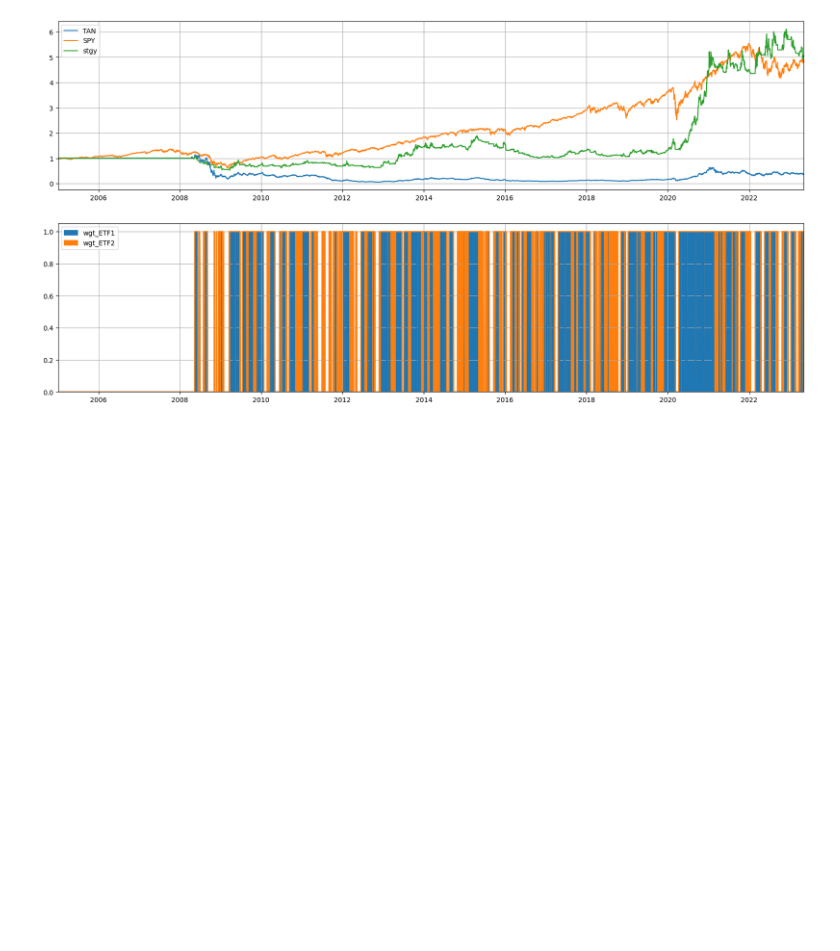
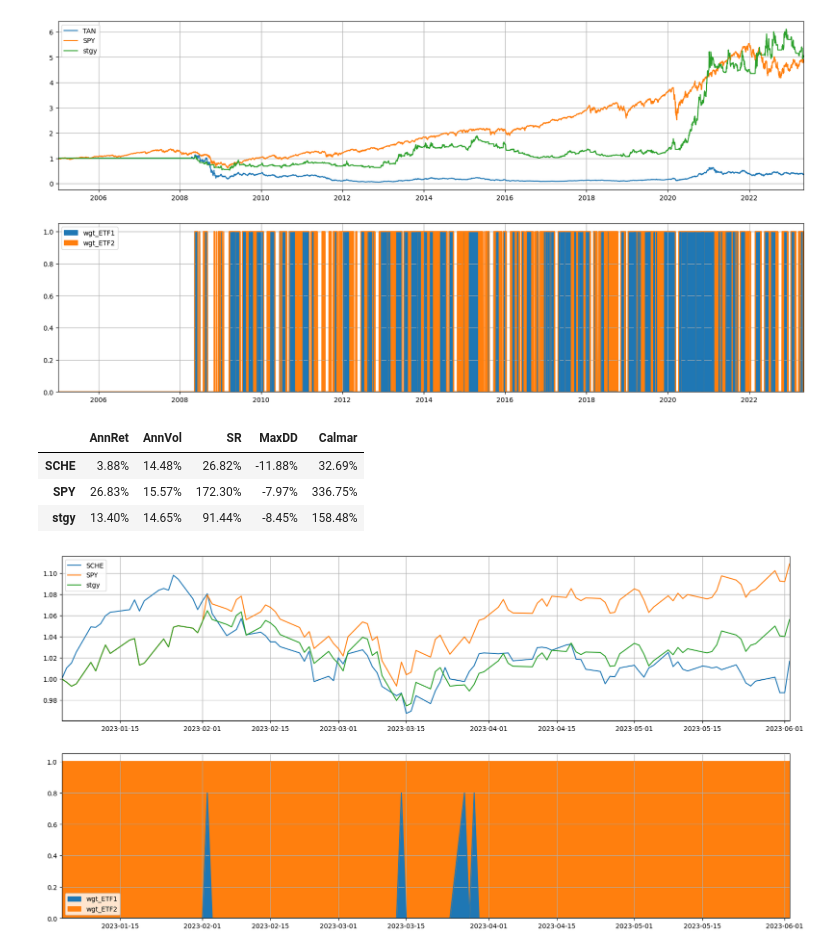
Before and after one commit to noooahyao/Quant_Explore, a Jupyter notebook: Simple Strategy/Rotation Invest.ipynb, the cells around one changed output. Cells and saved outputs as stored; diff of their text form; code cells hidden in the pictures; blank space fills up the shorter version.

```diff
--- a/Simple Strategy/Rotation Invest.ipynb
+++ b/Simple Strategy/Rotation Invest.ipynb
@@ -133,0 +153,38 @@ res
+# %%
+# Rotation with RRG Signal
+ETF1 = 'SCHE'
+ETF2 = 'SPY'
+weight = 0.8
+start_date = datetime.date(2023,1,1)
+N = 20
+df = index_price.copy()
+df = df[df.index>start_date]
+df['ret_ETF1'] = df[ETF1].pct_change()
+df['ret_ETF2'] = df[ETF2].pct_change()
+df['N_day_ret_ETF1'] = df[ETF1] / df[ETF1].shift(N) - 1
+df['N_day_ret_ETF2'] = df[ETF2] / df[ETF2].shift(N) - 1
+df['momentum_ETF1_vs_ETF2'] = df['N_day_ret_ETF1'] - df['N_day_ret_ETF2']
+df['wgt_ETF1'] = [1*weight if e>0 else 0 for e in df['momentum_ETF1_vs_ETF2'].shift(1)]
+df['wgt_ETF2'] = 1 - df['wgt_ETF1']
+df['ret_stgy'] = df['ret_ETF1'] * df['wgt_ETF1'] + df['ret_ETF2'] * df['wgt_ETF2']
+df[ETF1] = (1+df['ret_ETF1']).cumprod().fillna(1)
+df[ETF2] = (1+df['ret_ETF2']).cumprod().fillna(1)
+df['stgy'] = (1+df['ret_stgy']).cumprod().fillna(1)
+
+fig = plt.figure(figsize=(20,10))
+ax1 = fig.add_subplot(2,1,1)
+df.loc[:,[ETF1, ETF2, 'stgy']].plot(ax=ax1, grid=True)
+plt.xlim(df.index[0],df.index[-1])
+
+ax2 = fig.add_subplot(2,1,2)
+df[['wgt_ETF1', 'wgt_ETF2']].plot(ax=ax2, kind='area', stacked=True, grid=True)
+plt.xlim(df.index[0],df.index[-1])
+
+res = cal_period_perf_indicator(df.loc[:,[ETF1, ETF2, 'stgy']])
+res
+# %% [output]
+|  | AnnRet | AnnVol | SR | MaxDD | Calmar |
+| SCHE | 3.88% | 14.48% | 26.82% | -11.88% | 32.69% |
+| SPY | 26.83% | 15.57% | 172.30% | -7.97% | 336.75% |
+| stgy | 13.40% | 14.65% | 91.44% | -8.45% | 158.48% |
+[figure, added]
```
Also changed, not shown: parts of 4 cells of this notebook, 11 other files.
